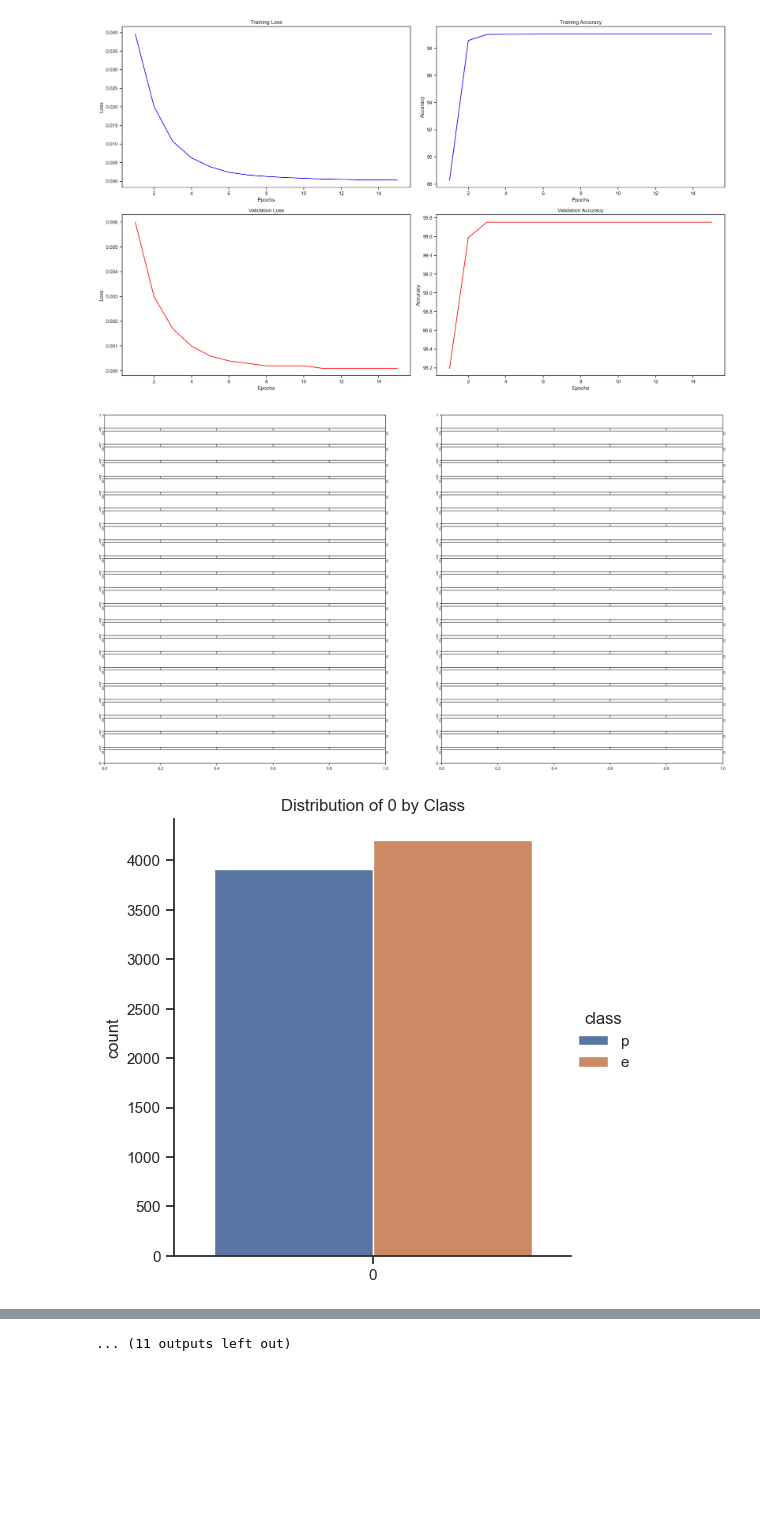
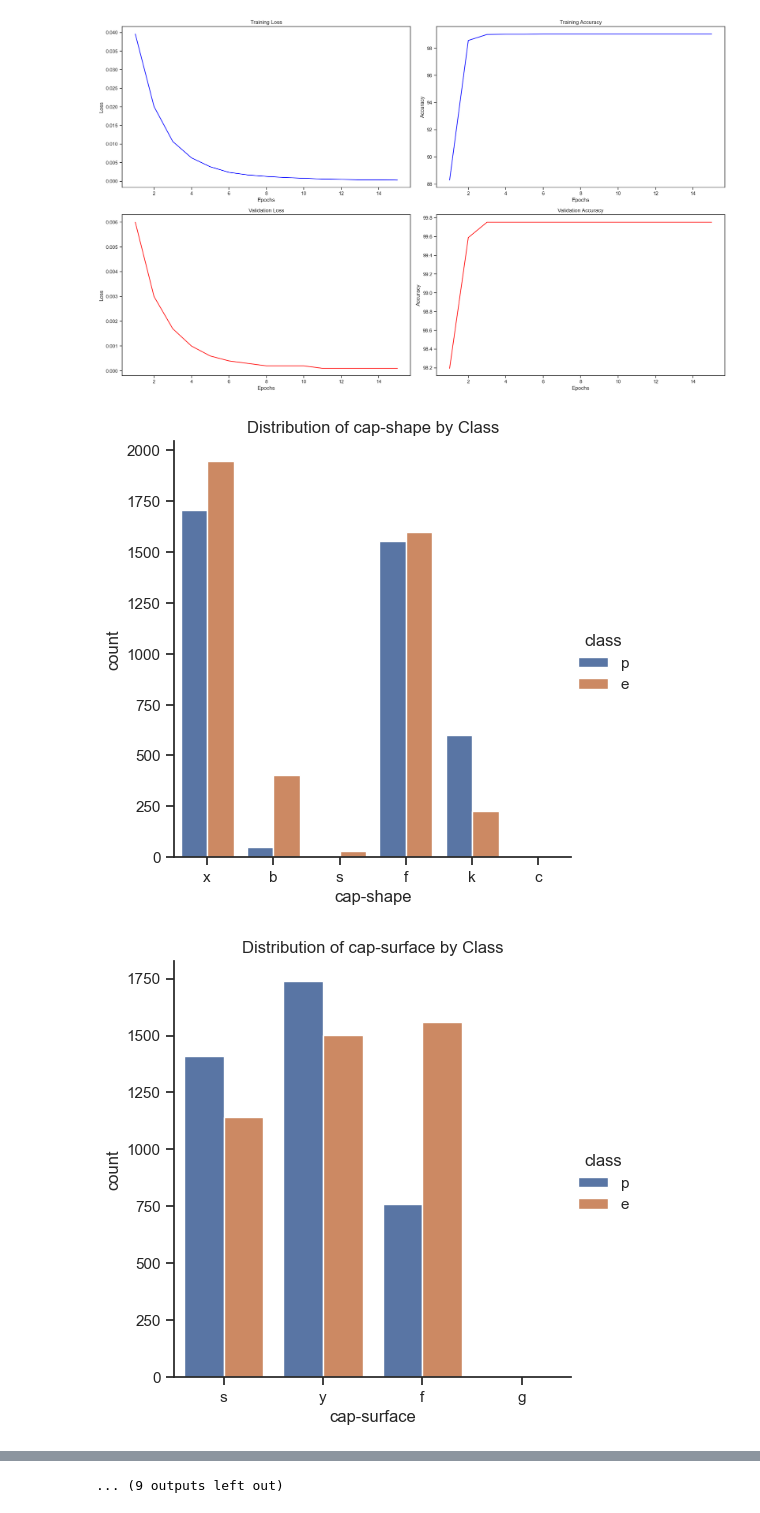
Before and after one commit to eren9677/CEN-451, a Jupyter notebook: mushroom.ipynb, the cells around one changed output, grey strips where cells are left out. Saved outputs shown, nothing was run; the diff lists cells and outputs as text; code cells hidden in the pictures; blank space fills up the shorter version.

```diff
--- a/mushroom.ipynb
+++ b/mushroom.ipynb
@@ -442,13 +444,11 @@ plt.show()
 # %% [output]
 [figure]
 # %%
-fig, axs = plt.subplots(nrows=22,ncols=2, figsize=(30,17))
-
-for col, a in enumerate(zip(mushroom_copy.columns,axs)):
+for col in mushroom_copy.columns:
     if col != "class":  # Assuming "class" is the target variable
-        sns.catplot(data=mushroom_copy, x=col, hue="class", kind="count", ax = a)
+        sns.catplot(data=mushroom_copy, x=col, hue="class", kind="count")
         plt.title(f"Distribution of {col} by Class")
         plt.show()
 # %% [output]
-[figure, old version]
+[figure, new version]
-[figure, old version]
+[figure, new version]
@@ -465,4 +465,4 @@ for col, a in enumerate(zip(mushroom_copy.columns,axs)):
-... (11 outputs left out)
+... (9 outputs left out)
 # %%
 ##confusion matric yapıcaz!!!!!!!!!
 from sklearn.metrics import confusion_matrix
```
Also changed, not shown: parts of 4 cells of this notebook.
